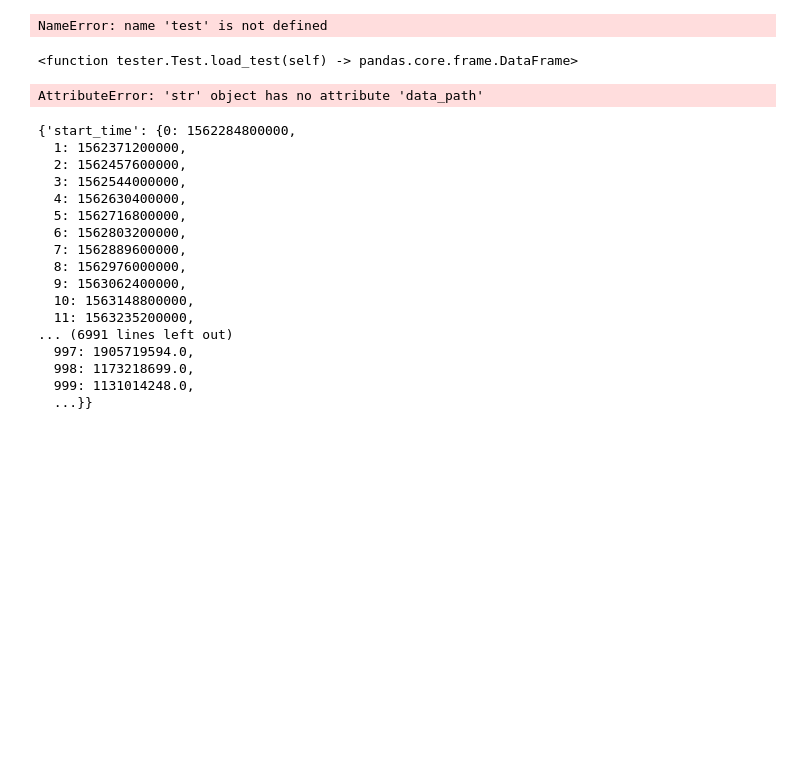
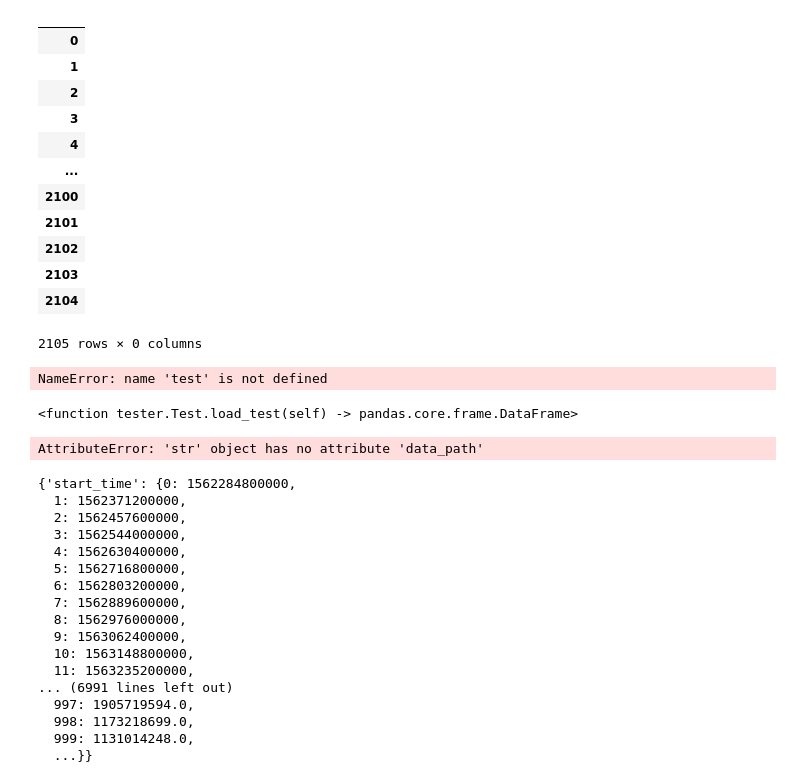
Before and after one commit to adamarbain/ichiboss-, a Jupyter notebook: backtesting_framework/temp.ipynb, the cells around one changed output. Drawn from its saved outputs; the diff is of its cells as text; code cells hidden in the pictures; blank space fills up the shorter version.

```diff
--- a/backtesting_framework/temp.ipynb
+++ b/backtesting_framework/temp.ipynb
@@ -25,3 +38,36 @@ print(DOGE)
+# %%
+def create_features(
+          market_data: pd.DataFrame,
+          ) -> pd.DataFrame:
+
+        """Create technical and fundamental features"""
+        features = market_data.copy()
+
+        # AFIQ: sCheck again on hoe to calculate this feature
+
+        # Add technical indicators
+        features['returns'] = features['price'].pct_change()
+        features['log_returns'] = np.log(features['price']).diff()
+        features['volatility'] = features['returns'].rolling(window=20).std()
+
+        # Remove any rows with NaN values after feature creation
+        features = features.dropna()
+
+        return features
+# %% [output]
+|  |
+| 0 |
+| 1 |
+| 2 |
+| 3 |
+| 4 |
+| ... |
+| 2100 |
+| 2101 |
+| 2102 |
+| 2103 |
+| 2104 |
+2105 rows × 0 columns
 # %%
 test.df
 # %% [output]
```
Also changed, not shown: parts of 4 cells of this notebook, 1 other file.
